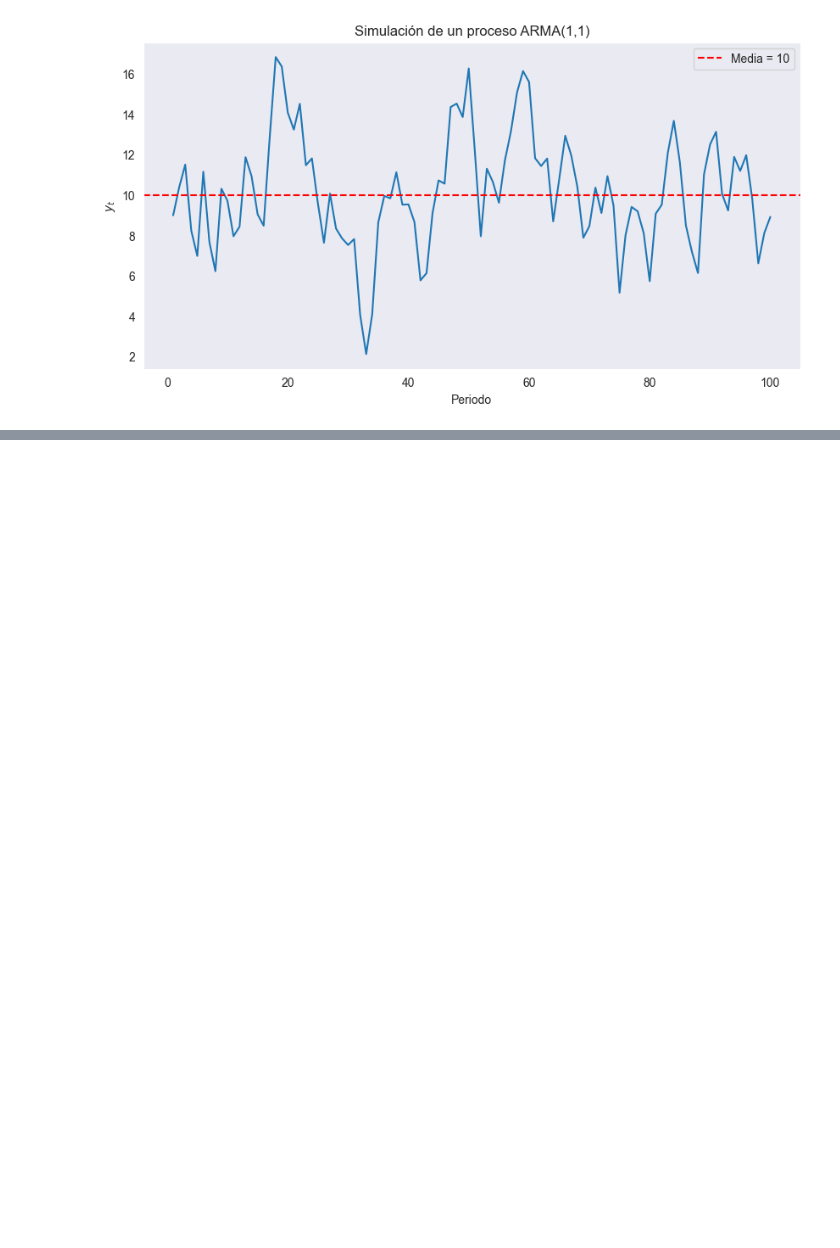
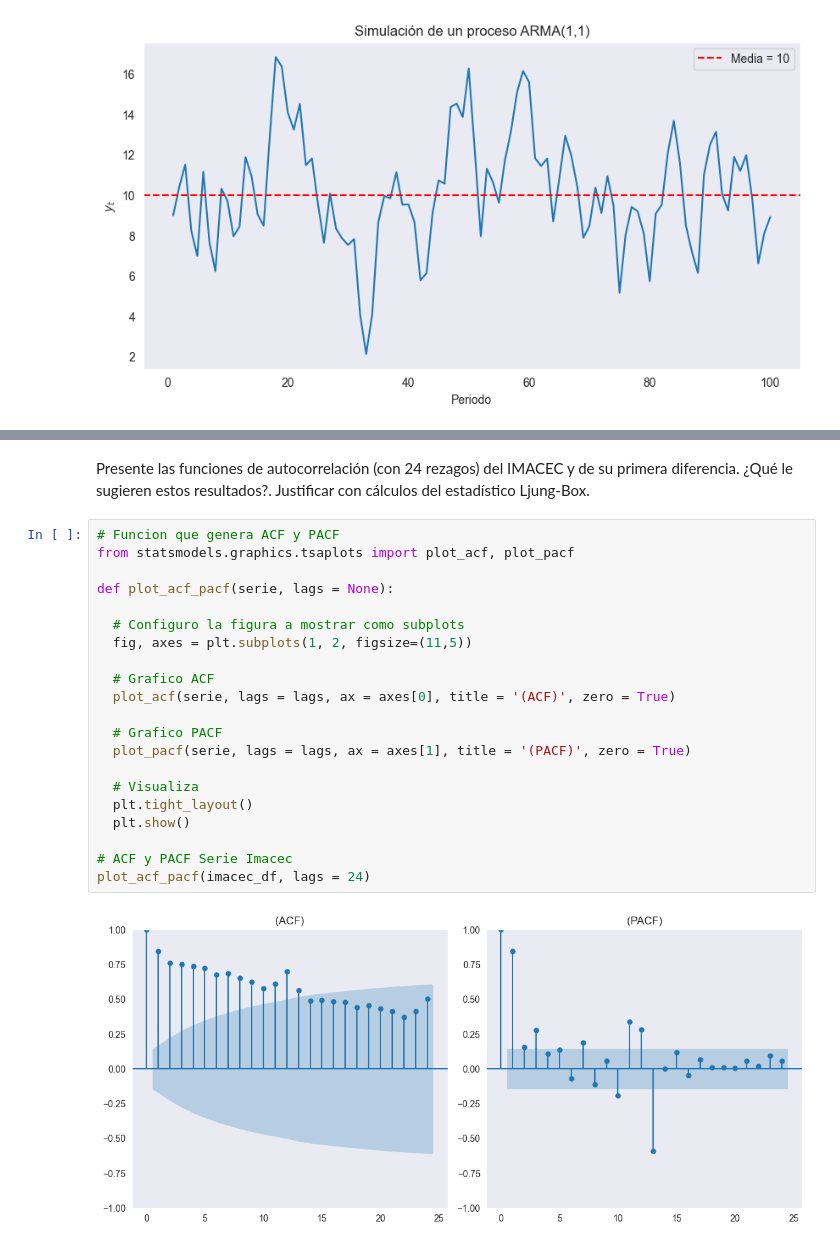
Before and after one commit to Felipe-Lopez-Vergara/ds_finance_-Lopez-, a Jupyter notebook: notebooks/HW_Sesion_4.ipynb, the cells around one changed output, grey strips where cells are left out. Cells and saved outputs as stored; diff of their text form; blank space fills up the shorter version.

```diff
--- a/notebooks/HW_Sesion_4.ipynb
+++ b/notebooks/HW_Sesion_4.ipynb
@@ -203,0 +302,25 @@ plt.show()
+# %% [markdown]
+Presente las funciones de autocorrelación (con 24 rezagos) del IMACEC y de su primera diferencia. ¿Qué le sugieren estos resultados?. Justificar con cálculos del estadístico Ljung-Box.
+# %%
+# Funcion que genera ACF y PACF
+from statsmodels.graphics.tsaplots import plot_acf, plot_pacf
+
+def plot_acf_pacf(serie, lags = None):
+
+  # Configuro la figura a mostrar como subplots
+  fig, axes = plt.subplots(1, 2, figsize=(11,5))
+
+  # Grafico ACF
+  plot_acf(serie, lags = lags, ax = axes[0], title = '(ACF)', zero = True)
+
+  # Grafico PACF
+  plot_pacf(serie, lags = lags, ax = axes[1], title = '(PACF)', zero = True)
+
+  # Visualiza
+  plt.tight_layout()
+  plt.show()
+
+# ACF y PACF Serie Imacec
+plot_acf_pacf(imacec_df, lags = 24)
+# %% [output]
+[figure, added]
```
Also changed, not shown: parts of 34 cells of this notebook.
